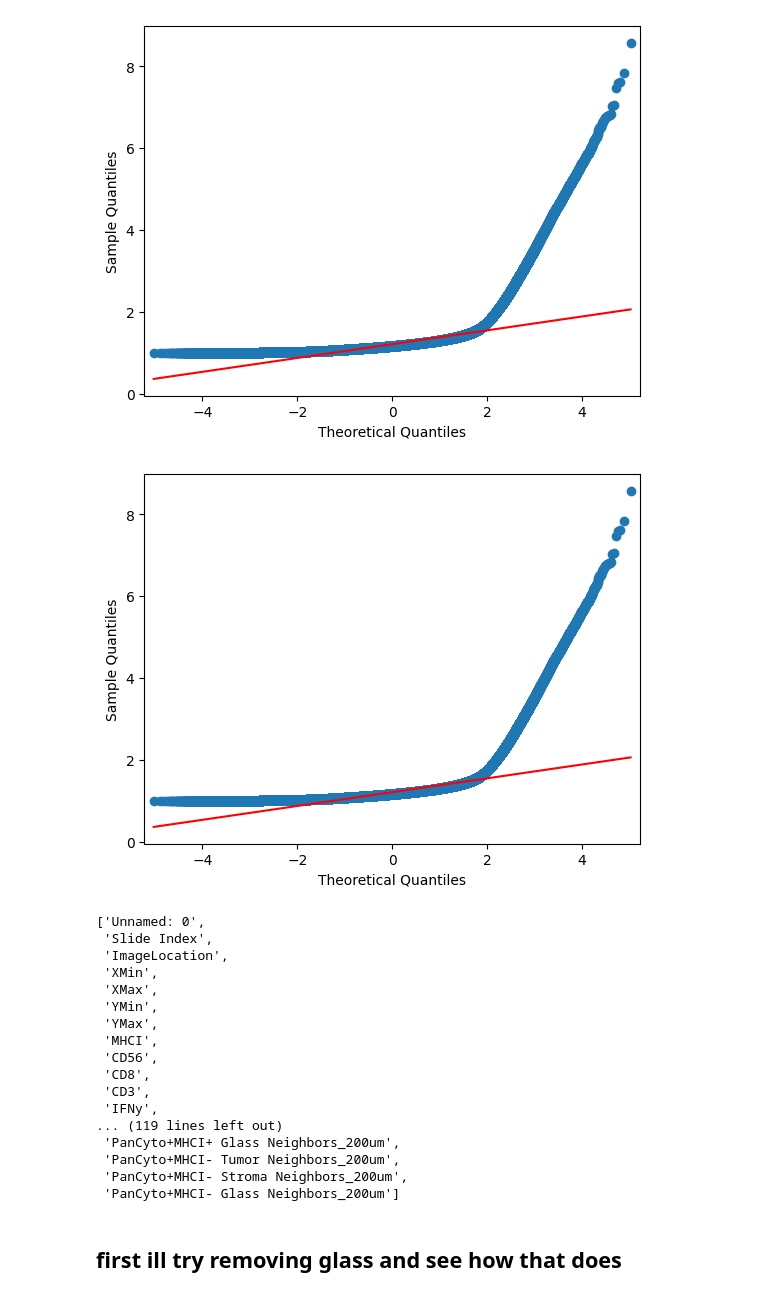
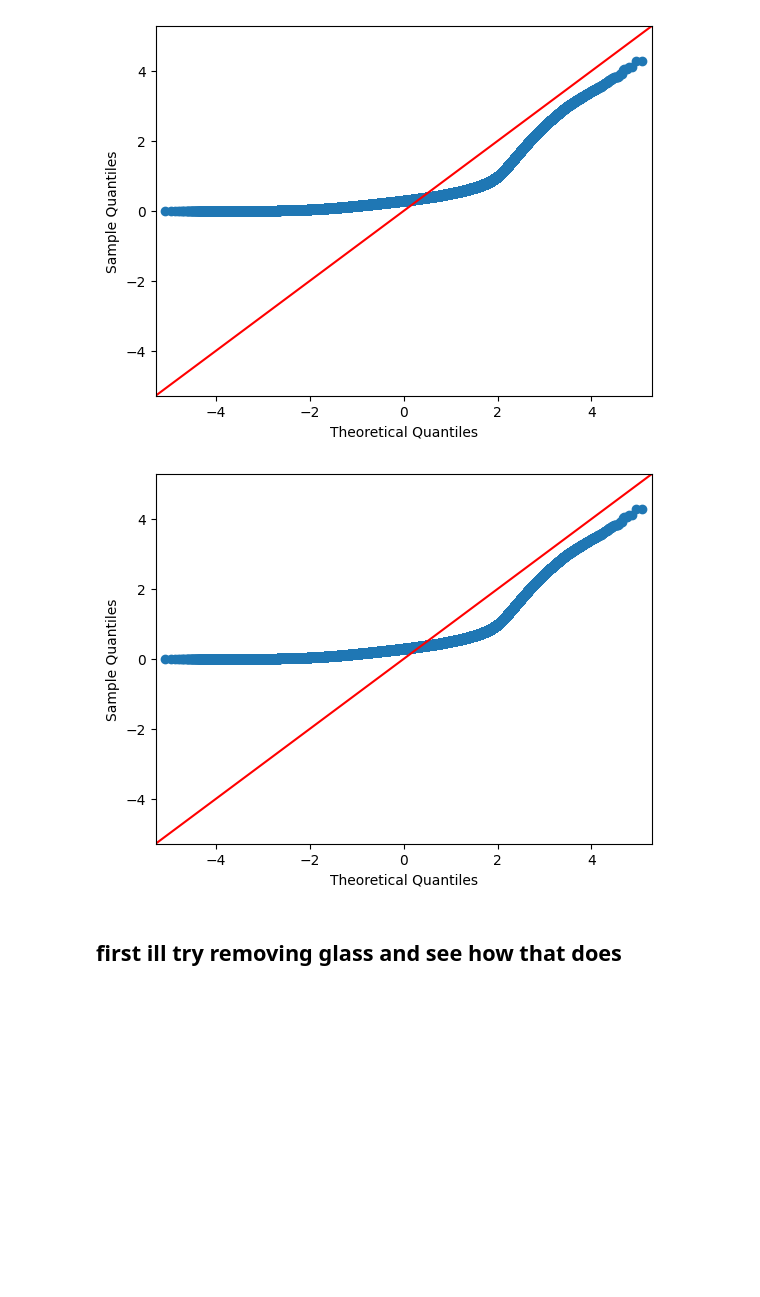
Before and after one commit to Dolatshahi-Lab/NSCLC_SpatialMethods, a Jupyter notebook: Q1_immune_IFNg_intensity_tumor_stroma_with_cell_type_sum.ipynb, the cells around one changed output. Saved outputs shown, nothing was run; the diff lists cells and outputs as text; code cells hidden in the pictures; blank space fills up the shorter version.

```diff
--- a/Q1_immune_IFNg_intensity_tumor_stroma_with_cell_type_sum.ipynb
+++ b/Q1_immune_IFNg_intensity_tumor_stroma_with_cell_type_sum.ipynb
@@ -107,6 +54,0 @@ sm.qqplot(log_scaled_y, line='45')
-# %%
-log_scaled_y = np.sqrt(df['IFNy (Opal 620) Cytoplasm Intensity'] + 1)
-sm.qqplot(log_scaled_y, line='r')
-# %% [output]
-[figure, removed]
-[figure, removed]
@@ -117,22 +55,10 @@ immune_cells = ['CD3+CD8+IFNy+',
-# %%
-list(df.columns)
-# %% [output]
-['Unnamed: 0',
- 'Slide Index',
- 'ImageLocation',
- 'XMin',
- 'XMax',
- 'YMin',
- 'YMax',
- 'MHCI',
- 'CD56',
- 'CD8',
- 'CD3',
- 'IFNy',
-... (119 lines left out)
- 'PanCyto+MHCI+ Glass Neighbors_200um',
- 'PanCyto+MHCI- Tumor Neighbors_200um',
- 'PanCyto+MHCI- Stroma Neighbors_200um',
- 'PanCyto+MHCI- Glass Neighbors_200um']
+# %%
+#### QQplots to check if distribution is log normal ####
+# Log+1 transformation greatly improves normality, but high number of zeros divide the distribution into 2 regimes
+log_scaled_y = np.log1p(df['IFNy (Opal 620) Cytoplasm Intensity'])
+sm.qqplot(log_scaled_y, line='45')
+# %% [output]
+[figure, added]
+[figure, added]
 # %% [markdown]
 ## first ill try removing glass and see how that does
```
Also changed, not shown: parts of 121 cells of this notebook, 3 other files.
